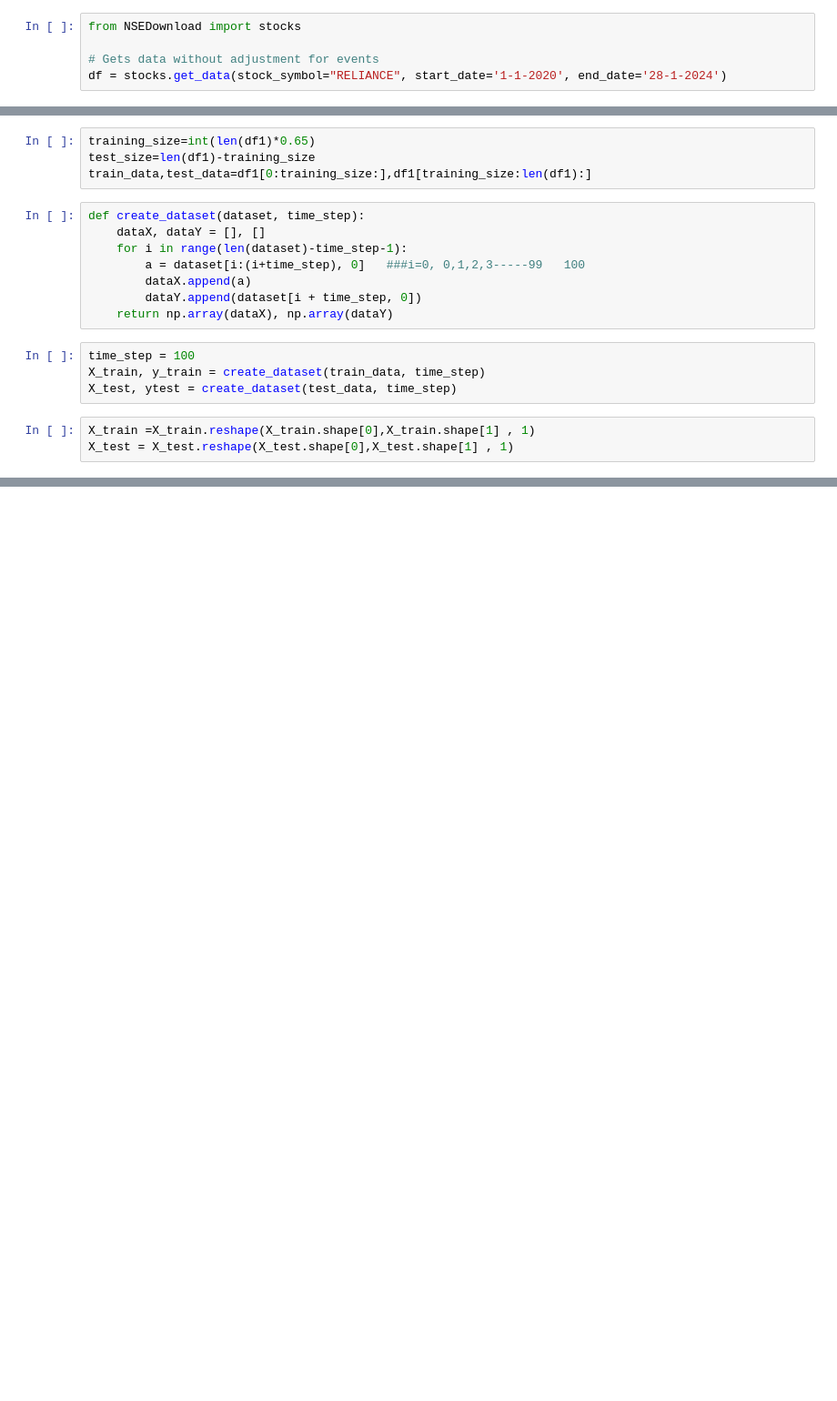
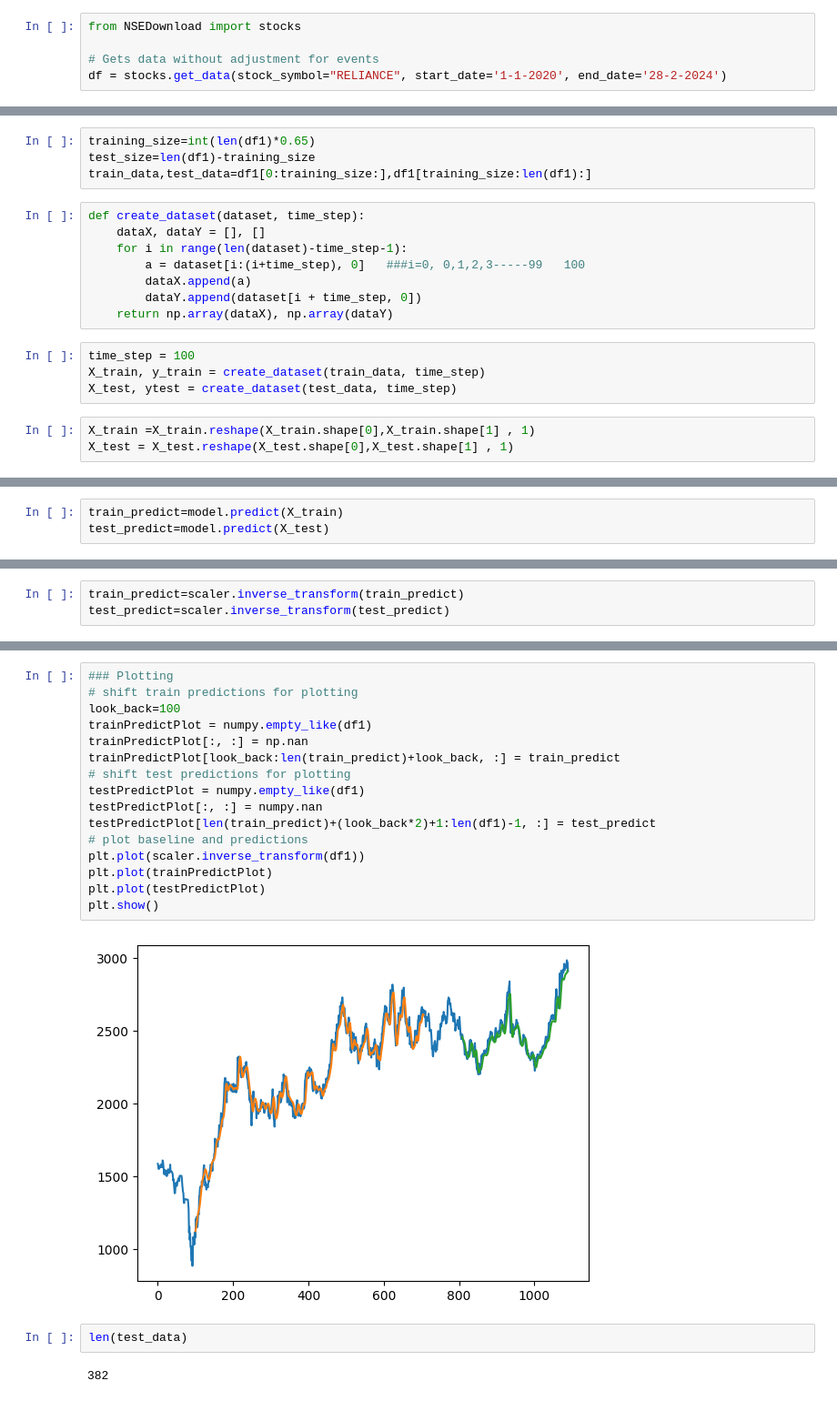
Before and after one commit to Vruk-afk/stock-prediction, a Jupyter notebook: Untitled-1.ipynb, the cells around one changed output, grey strips where cells are left out. Shown: that part at 91% size. Saved outputs shown, nothing was run; the diff lists cells and outputs as text; blank space fills up the shorter version.

```diff
--- a/Untitled-1.ipynb
+++ b/Untitled-1.ipynb
@@ -13,7 +5,7 @@ please provide us feedback at https://github.com/pandas-dev/pandas/issues/54466
 from NSEDownload import stocks
 
 # Gets data without adjustment for events
-df = stocks.get_data(stock_symbol="RELIANCE", start_date='1-1-2020', end_date='28-1-2024')
+df = stocks.get_data(stock_symbol="RELIANCE", start_date='1-1-2020', end_date='28-2-2024')
 # %%
 df.shape
 # %% [output]
@@ -88,0 +84,3 @@ Epoch 100/100
+# %%
+train_predict=model.predict(X_train)
+test_predict=model.predict(X_test)
@@ -88,0 +90,3 @@ Epoch 100/100
+# %%
+train_predict=scaler.inverse_transform(train_predict)
+test_predict=scaler.inverse_transform(test_predict)
@@ -88,0 +111,22 @@ Epoch 100/100
+# %%
+### Plotting
+# shift train predictions for plotting
+look_back=100
+trainPredictPlot = numpy.empty_like(df1)
+trainPredictPlot[:, :] = np.nan
+trainPredictPlot[look_back:len(train_predict)+look_back, :] = train_predict
+# shift test predictions for plotting
+testPredictPlot = numpy.empty_like(df1)
+testPredictPlot[:, :] = numpy.nan
+testPredictPlot[len(train_predict)+(look_back*2)+1:len(df1)-1, :] = test_predict
+# plot baseline and predictions
+plt.plot(scaler.inverse_transform(df1))
+plt.plot(trainPredictPlot)
+plt.plot(testPredictPlot)
+plt.show()
+# %% [output]
+[figure, added]
+# %%
+len(test_data)
+# %% [output]
+382
```
Also changed, not shown: parts of 21 cells of this notebook, 3 other files.
